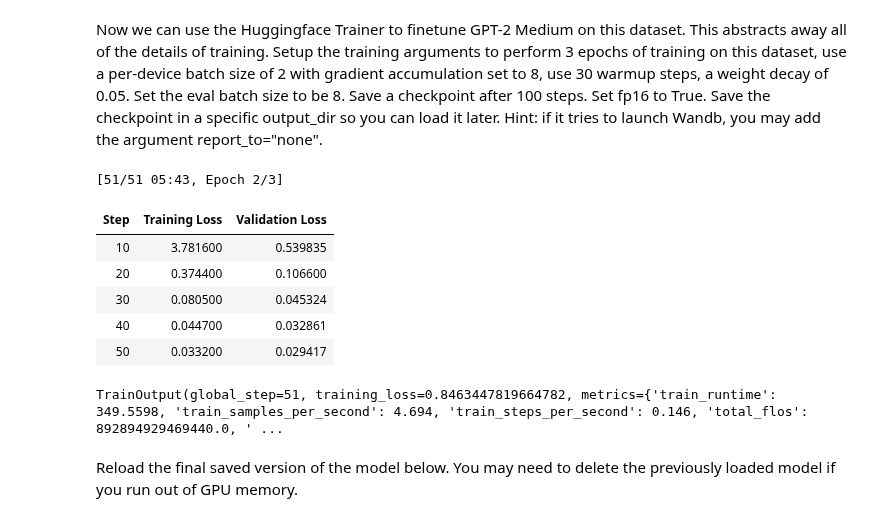
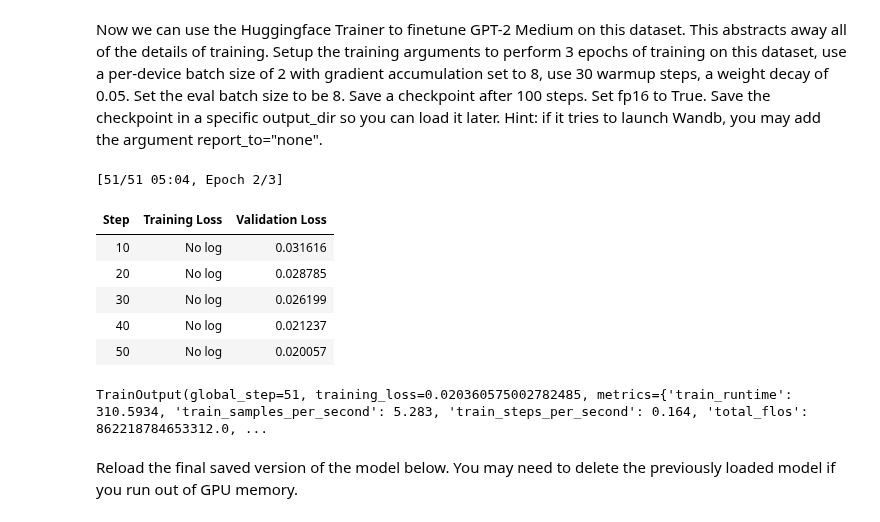
Before and after one commit to reallinshengxiang/COMPSCI-288, a Jupyter notebook: hw4.ipynb, the cells around one changed output. Drawn from its saved outputs; the diff is of its cells as text; code cells hidden in the pictures.

```diff
--- a/hw4.ipynb
+++ b/hw4.ipynb
@@ -67,7 +67,9 @@ Hint: you may find https://huggingface.co/docs/transformers/main_classes/text_ge
 # %%
 inputs = tokenizer("The coolest thing right now in NLP is", return_tensors="pt").input_ids.cuda()
 # Your code here
-sample_output = gpt2_model.generate(inputs, do_sample=True, temperature=0.7, top_k=2, max_new_tokens=50)[0]
-
+#sample_output = gpt2_model.generate(inputs, do_sample=True, temperature=0.7, top_k=2, max_new_tokens=50)[0]
+attention_mask = (inputs != tokenizer.pad_token_id).float()
+sample_output = gpt2_model.generate(inputs, max_length=50, pad_token_id=tokenizer.pad_token_id, attention_mask=attention_mask, temperature=0, num_return_sequences=1)[0]
+print(sample_output)
 print("{}".format(tokenizer.decode(sample_output, skip_special_tokens=True)))
 # %% [output]
@@ -77,8 +89,9 @@ Now let's generate 10 pieces of random text of length 50 tokens from the model u
 # %%
 inputs = tokenizer("The coolest thing right now in NLP is", return_tensors="pt").input_ids.cuda()
 # Your code here
-sample_outputs = gpt2_model.generate(inputs, num_return_sequences=10, do_sample=True, temperature=0.7, top_k=2, max_new_tokens=50)
-
+#sample_outputs = gpt2_model.generate(inputs, num_return_sequences=10, do_sample=True, temperature=0.7, top_k=2, max_new_tokens=50)
+attention_mask = (inputs != tokenizer.pad_token_id).float()
+sample_outputs = gpt2_model.generate(inputs, max_length=50, pad_token_id=tokenizer.pad_token_id, attention_mask=attention_mask, temperature=0.7, num_return_sequences=10, do_sample=True)
 for i, sample_output in enumerate(sample_outputs):
     print("{}: {}".format(i, tokenizer.decode(sample_output, skip_special_tokens=True)))
 # %% [output]
@@ -334,50 +351,50 @@ Now we can use the Huggingface Trainer to finetune GPT-2 Medium on this dataset.
 # %%
 from transformers import TrainingArguments, DataCollatorWithPadding
 
 # Define the output directory to save checkpoints
 output_dir = "/kaggle/working/checkpoint"
 
-
-# Training arguments
-# 设置训练参数
 training_args = TrainingArguments(
-    output_dir="./output",              # 保存模型的路径
-    evaluation_strategy="steps",        # 每隔若干步进行评估
-    num_train_epochs=3,                 # 训练3个epoch
-    per_device_train_batch_size=2,      # 每个设备的训练批次大小为2
-    gradient_accumulation_steps=8,      # 梯度累积步数为8
-    warmup_steps=30,                    # 30个warmup步数
-    weight_decay=0.05,                  # 权重衰减0.05
-    save_steps=100,                     # 每100步保存一个检查点
-    fp16=True,                          # 使用16位浮点数进行训练
-    report_to="none",                   # 禁用Wandb报告
-    logging_dir='./logs',               # 日志保存目录
-    logging_steps=10                    # 每10步记录一次日志
+    output_dir="./output",
+    overwrite_output_dir=True,
+    num_train_epochs=3,
+    per_device_train_batch_size=2,
+    gradient_accumulation_steps=8,
+    warmup_steps=30,
+    weight_decay=0.05,
+    per_device_eval_batch_size=8,
+    #save_steps=100,
+    evaluation_strategy="steps",
+    eval_steps=10,
+    save_total_limit=2,
+    report_to="none",
+    fp16=True,
+    load_best_model_at_end=True,
+    logging_steps=100,
+    save_safetensors=False
 )
 
-# print(train_dataset.__getitem__(0))
 data_collator=DataCollatorWithPadding(tokenizer=tokenizer)
 
 trainer=Trainer(
     model=gpt2_model,
     args=training_args,
-    data_collator=data_collator,
     train_dataset=train_dataset,
     tokenizer=tokenizer,
+    data_collator=data_collator,
     eval_dataset=dev_dataset
 )
 
 trainer.train()
-# model.save_pretrained(output_dir)
 # %% [output]
-[51/51 05:43, Epoch 2/3]
+[51/51 05:04, Epoch 2/3]
 | Step | Training Loss | Validation Loss |
-| 10 | 3.781600 | 0.539835 |
-| 20 | 0.374400 | 0.106600 |
-| 30 | 0.080500 | 0.045324 |
-| 40 | 0.044700 | 0.032861 |
-| 50 | 0.033200 | 0.029417 |
+| 10 | No log | 0.031616 |
+| 20 | No log | 0.028785 |
+| 30 | No log | 0.026199 |
+| 40 | No log | 0.021237 |
+| 50 | No log | 0.020057 |
-TrainOutput(global_step=51, training_loss=0.8463447819664782, metrics={'train_runtime': 349.5598, 'train_samples_per_second': 4.694, 'train_steps_per_second': 0.146, 'total_flos': 892894929469440.0, ' ...
+TrainOutput(global_step=51, training_loss=0.020360575002782485, metrics={'train_runtime': 310.5934, 'train_samples_per_second': 5.283, 'train_steps_per_second': 0.164, 'total_flos': 862218784653312.0, ...
 # %% [markdown]
 Reload the final saved version of the model below. You may need to delete the previously loaded model if you run out of GPU memory.
 # %%
```
Also changed, not shown: parts of 11 cells of this notebook.
